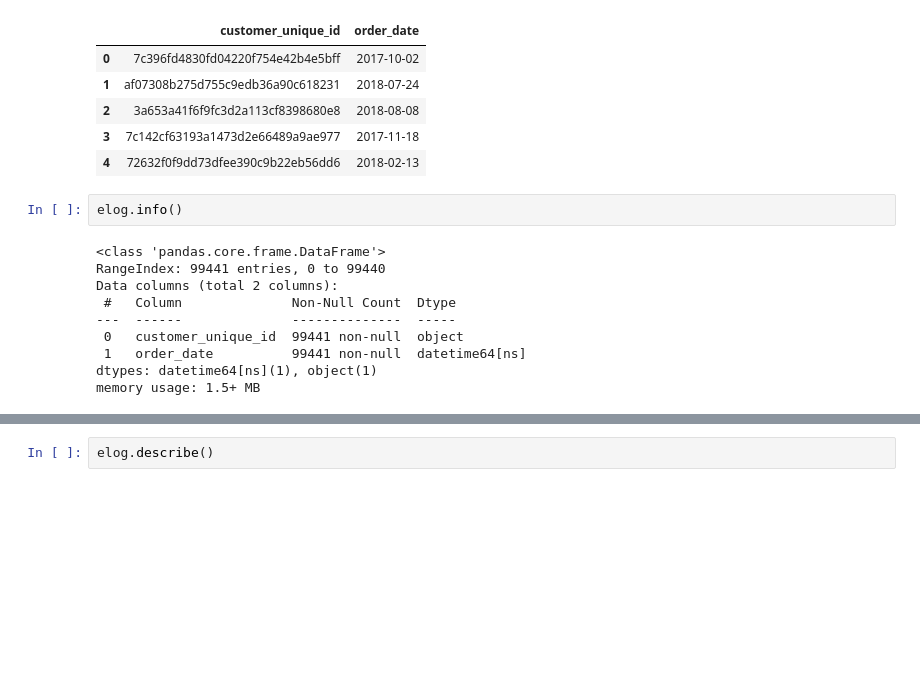
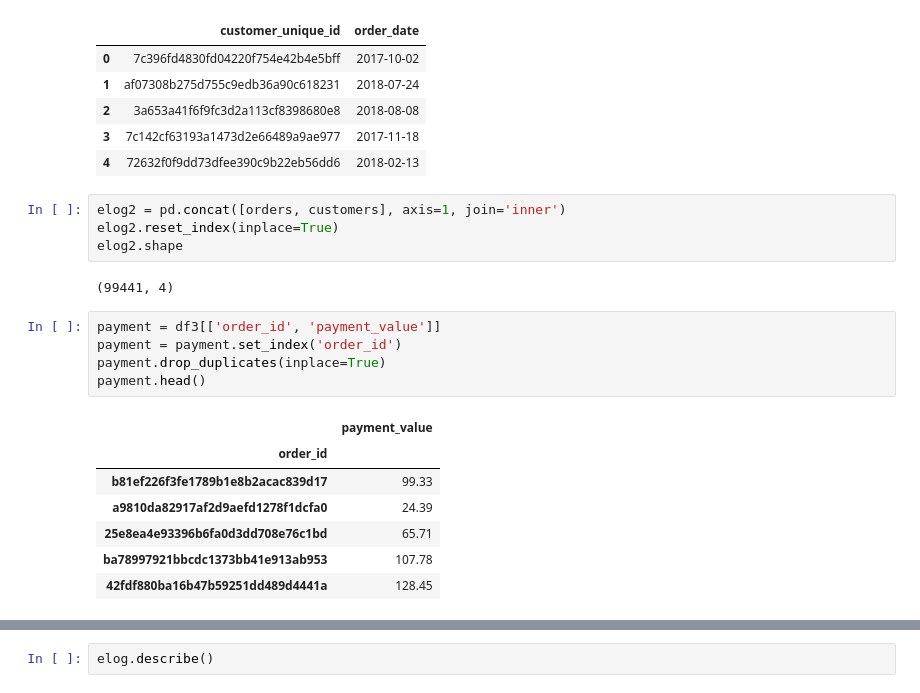
Before and after one commit to nghiale0811/CLV, a Jupyter notebook: ecommerce_ltv.ipynb, the cells around one changed output, grey strips where cells are left out. Drawn from its saved outputs; the diff is of its cells as text; blank space fills up the shorter version.

```diff
--- a/ecommerce_ltv.ipynb
+++ b/ecommerce_ltv.ipynb
@@ -110,15 +110,22 @@ elog.head()
 | 2 | 3a653a41f6f9fc3d2a113cf8398680e8 | 2018-08-08 |
 | 3 | 7c142cf63193a1473d2e66489a9ae977 | 2017-11-18 |
 | 4 | 72632f0f9dd73dfee390c9b22eb56dd6 | 2018-02-13 |
-# %%
-elog.info()
-# %% [output]
-<class 'pandas.core.frame.DataFrame'>
-RangeIndex: 99441 entries, 0 to 99440
-Data columns (total 2 columns):
- #   Column              Non-Null Count  Dtype
----  ------              --------------  -----
- 0   customer_unique_id  99441 non-null  object
- 1   order_date          99441 non-null  datetime64[ns]
-dtypes: datetime64[ns](1), object(1)
-memory usage: 1.5+ MB
+# %%
+elog2 = pd.concat([orders, customers], axis=1, join='inner')
+elog2.reset_index(inplace=True)
+elog2.shape
+# %% [output]
+(99441, 4)
+# %%
+payment = df3[['order_id', 'payment_value']]
+payment = payment.set_index('order_id')
+payment.drop_duplicates(inplace=True)
+payment.head()
+# %% [output]
+|  | payment_value |
+| order_id |  |
+| b81ef226f3fe1789b1e8b2acac839d17 | 99.33 |
+| a9810da82917af2d9aefd1278f1dcfa0 | 24.39 |
+| 25e8ea4e93396b6fa0d3dd708e76c1bd | 65.71 |
+| ba78997921bbcdc1373bb41e913ab953 | 107.78 |
+| 42fdf880ba16b47b59251dd489d4441a | 128.45 |
```
Also changed, not shown: parts of 10 cells of this notebook.
